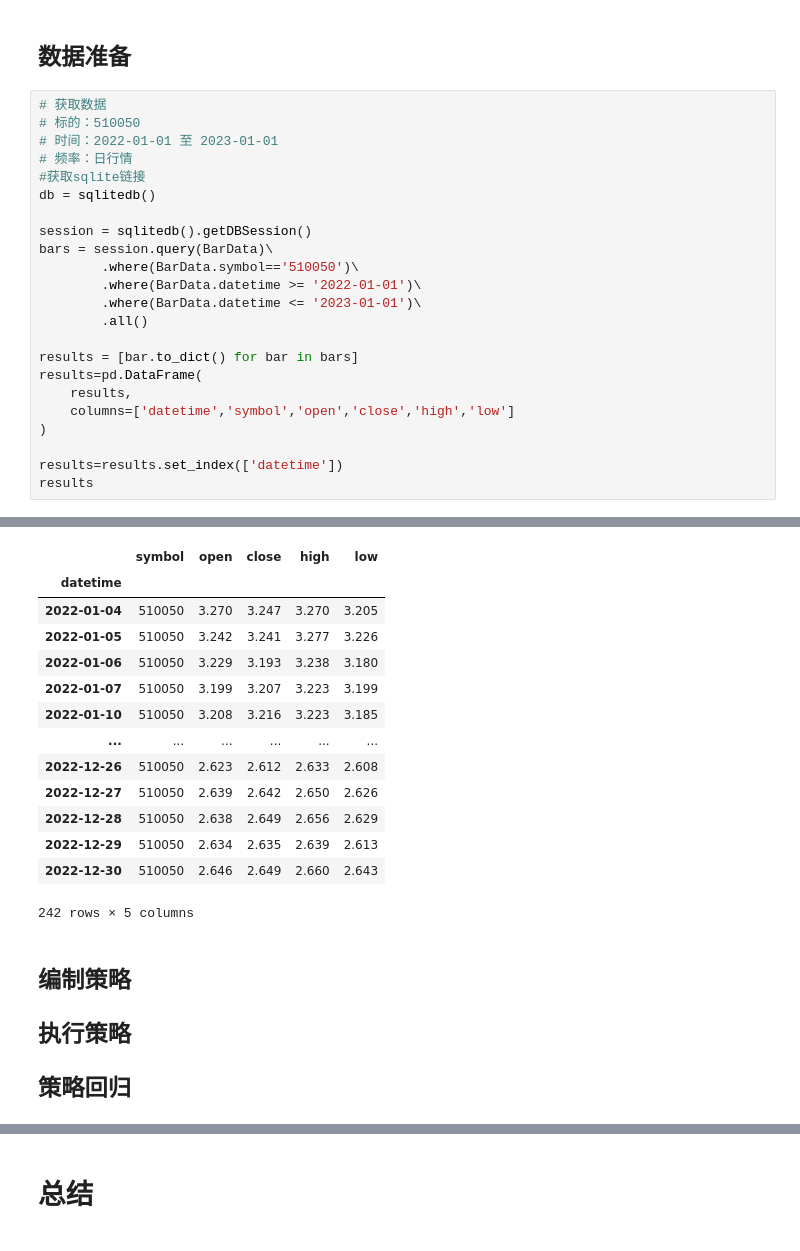
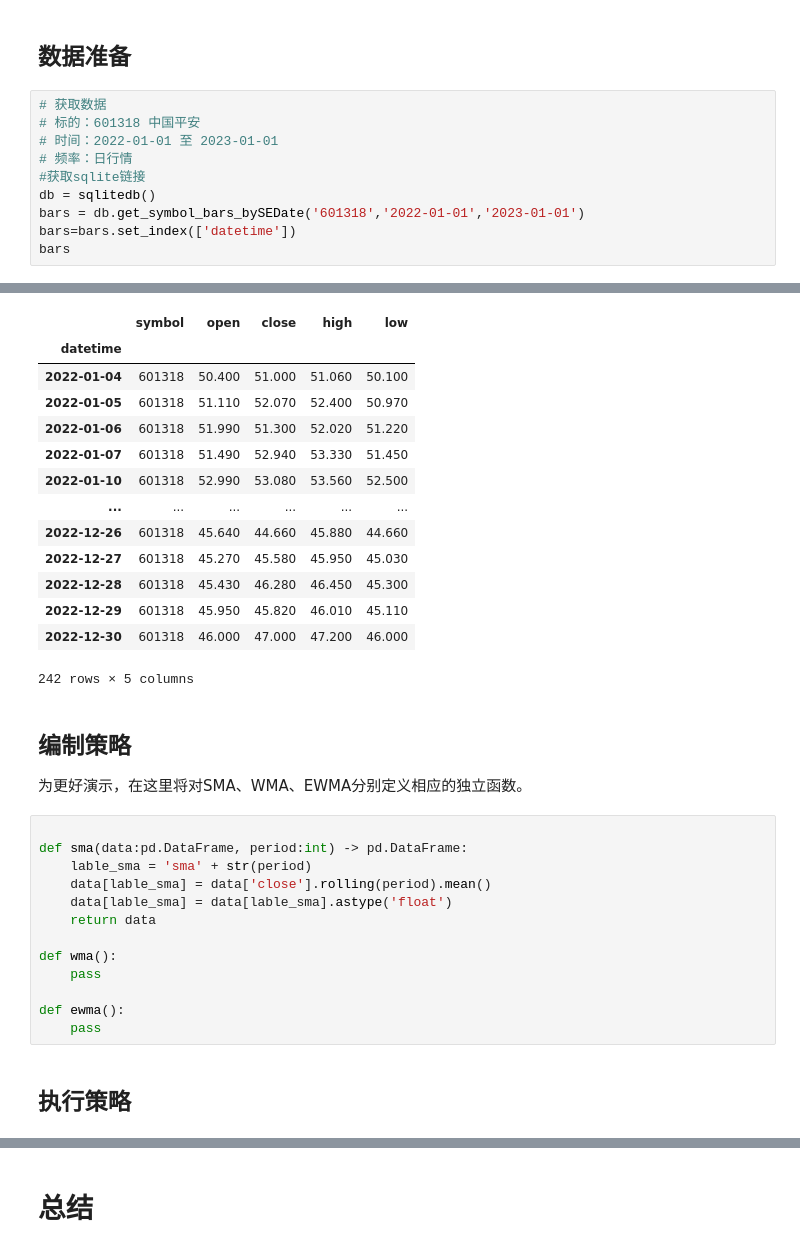
Before and after one commit to qq17908/lleasy, a Jupyter notebook: examples/02-MA-双均线策略.ipynb, the cells around one changed output, grey strips where cells are left out. Saved outputs shown, nothing was run; the diff lists cells and outputs as text.

```diff
--- a/examples/02-MA-双均线策略.ipynb
+++ b/examples/02-MA-双均线策略.ipynb
@@ -77,25 +77,12 @@ import pandas as pd
 ## 数据准备
 # %%
 # 获取数据
-# 标的：510050
+# 标的：601318 中国平安
 # 时间：2022-01-01 至 2023-01-01
 # 频率：日行情
 #获取sqlite链接
 db = sqlitedb()
-
-session = sqlitedb().getDBSession()
-bars = session.query(BarData)\
-        .where(BarData.symbol=='510050')\
-        .where(BarData.datetime >= '2022-01-01')\
-        .where(BarData.datetime <= '2023-01-01')\
-        .all()
-
-results = [bar.to_dict() for bar in bars]
-results=pd.DataFrame(
-    results,
-    columns=['datetime','symbol','open','close','high','low']
-)
-
-results=results.set_index(['datetime'])
-results
+bars = db.get_symbol_bars_bySEDate('601318','2022-01-01','2023-01-01')
+bars=bars.set_index(['datetime'])
+bars
 # %% [output]
@@ -109,19 +96,33 @@ WHERE llbardata.symbol = ? AND llbardata.datetime >= ? AND llbardata.datetime <=
 |  | symbol | open | close | high | low |
 | datetime |  |  |  |  |  |
-| 2022-01-04 | 510050 | 3.270 | 3.247 | 3.270 | 3.205 |
-| 2022-01-05 | 510050 | 3.242 | 3.241 | 3.277 | 3.226 |
-| 2022-01-06 | 510050 | 3.229 | 3.193 | 3.238 | 3.180 |
-| 2022-01-07 | 510050 | 3.199 | 3.207 | 3.223 | 3.199 |
-| 2022-01-10 | 510050 | 3.208 | 3.216 | 3.223 | 3.185 |
+| 2022-01-04 | 601318 | 50.400 | 51.000 | 51.060 | 50.100 |
+| 2022-01-05 | 601318 | 51.110 | 52.070 | 52.400 | 50.970 |
+| 2022-01-06 | 601318 | 51.990 | 51.300 | 52.020 | 51.220 |
+| 2022-01-07 | 601318 | 51.490 | 52.940 | 53.330 | 51.450 |
+| 2022-01-10 | 601318 | 52.990 | 53.080 | 53.560 | 52.500 |
 | ... | ... | ... | ... | ... | ... |
-| 2022-12-26 | 510050 | 2.623 | 2.612 | 2.633 | 2.608 |
-| 2022-12-27 | 510050 | 2.639 | 2.642 | 2.650 | 2.626 |
-| 2022-12-28 | 510050 | 2.638 | 2.649 | 2.656 | 2.629 |
-| 2022-12-29 | 510050 | 2.634 | 2.635 | 2.639 | 2.613 |
-| 2022-12-30 | 510050 | 2.646 | 2.649 | 2.660 | 2.643 |
+| 2022-12-26 | 601318 | 45.640 | 44.660 | 45.880 | 44.660 |
+| 2022-12-27 | 601318 | 45.270 | 45.580 | 45.950 | 45.030 |
+| 2022-12-28 | 601318 | 45.430 | 46.280 | 46.450 | 45.300 |
+| 2022-12-29 | 601318 | 45.950 | 45.820 | 46.010 | 45.110 |
+| 2022-12-30 | 601318 | 46.000 | 47.000 | 47.200 | 46.000 |
 242 rows × 5 columns
+# %% [markdown]
+## 编制策略
+
+为更好演示，在这里将对SMA、WMA、EWMA分别定义相应的独立函数。
+# %%
+
+def sma(data:pd.DataFrame, period:int) -> pd.DataFrame:
+    lable_sma = 'sma' + str(period)
+    data[lable_sma] = data['close'].rolling(period).mean()
+    data[lable_sma] = data[lable_sma].astype('float')
+    return data
+
+def wma():
+    pass
+
+def ewma():
+    pass
 # %% [markdown]
-
-## 编制策略
 ## 执行策略
-## 策略回归
```
Also changed, not shown: parts of 6 cells of this notebook, 1 other file.
